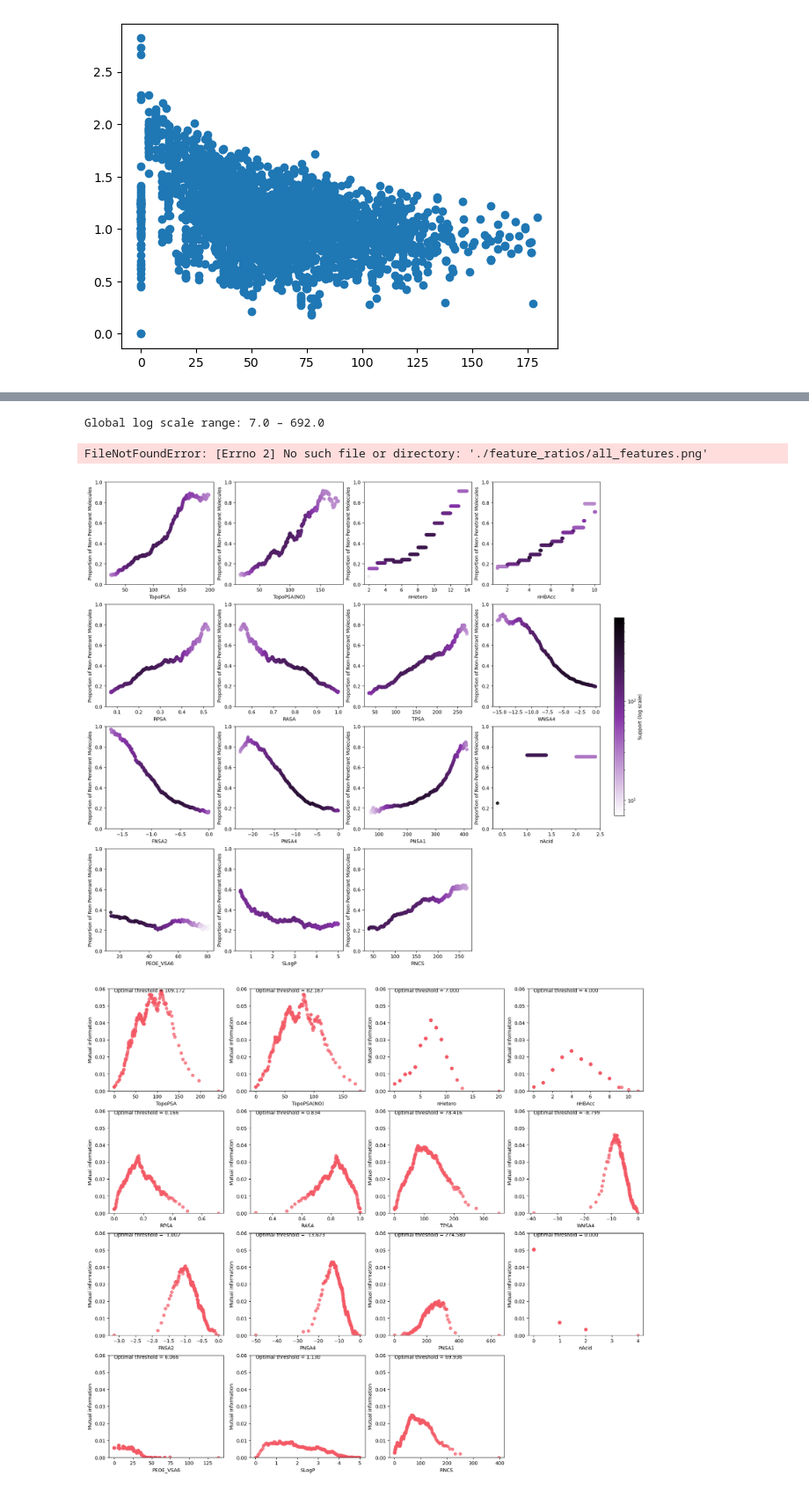
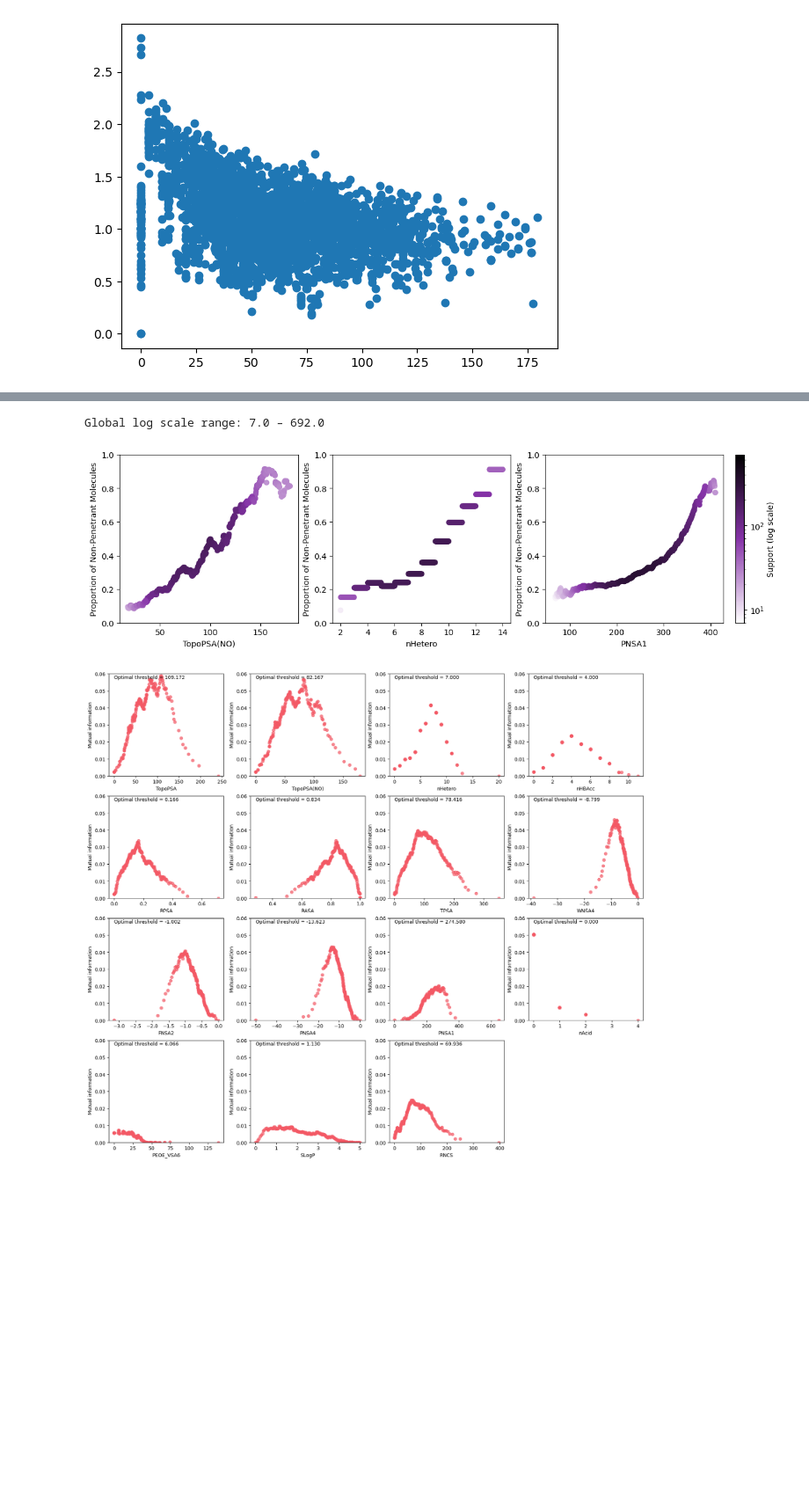
Before and after one commit to saraziadatt/bbb-exc-score, a Jupyter notebook: all_revisions/15_deriving_model_rules.ipynb, the cells around one changed output, grey strips where cells are left out. Shown at 88% size. Drawn from its saved outputs; the diff is of its cells as text; code cells hidden in the pictures; blank space fills up the shorter version.

```diff
--- a/all_revisions/15_deriving_model_rules.ipynb
+++ b/all_revisions/15_deriving_model_rules.ipynb
@@ -926,37 +911,36 @@ def plot_feature_panels(feature_indices, n_cols, title, save_path):
 
         # color according to shared log scale
         instances_arr = np.array(all_instances)
         if len(instances_arr) > 0:
             color_based_on_support = [custom_cmap(norm(n)) for n in instances_arr]
             ax.scatter(all_bins_available, all_proportion_np, color=color_based_on_support, alpha=0.8)
 
         ax.set_xlabel(f'{list(X_full_no_nan.columns)[col]}')
         ax.set_ylabel('Proportion of Non-Penetrant Molecules')
         ax.set_ylim((0, 1))
 
     # Remove unused subplots
     for ax in axes[n_features:]:
         fig.delaxes(ax)
 
     # Shared colorbar
     sm = cm.ScalarMappable(cmap=skyblue_cmap, norm=norm)
     sm.set_array([])
     cbar = fig.colorbar(sm, ax=axes, location='right', pad=0.02, fraction=0.02)
     cbar.set_label('Support (log scale)')
 
     plt.savefig(save_path, dpi=300)
     plt.show()
     plt.close(fig)
 
-plot_feature_panels(l_cols, 4,'Feature Ratios From the 10 Most Important Feature Clusters', f'./feature_ratios/all_features.png')
+# plot_feature_panels(l_cols, 4,'Feature Ratios From the 10 Most Important Feature Clusters', f'./feature_ratios/all_features.png')
 
 # subset
 # subset_indices = [0, 1, 2, 4, 6, 9]
-plot_feature_panels(l_cols[:3], 3, 'Selected Feature Ratios', f'./model_evaluation/{ds}/feature_ratios/selected_features.png')
+plot_feature_panels([2719,2056,2311], 3, 'Selected Feature Ratios', "./nothing.png" )#, f'./model_evaluation/{ds}/feature_ratios/selected_features.png')
 # %% [output]
 Global log scale range: 7.0 – 692.0
-FileNotFoundError: [Errno 2] No such file or directory: './feature_ratios/all_features.png'
-[figure, old version]
+[figure, new version]
 # %%
 import numpy as np
 from sklearn.metrics import roc_curve
```
Also changed, not shown: parts of 6 cells of this notebook, 6 other files.
